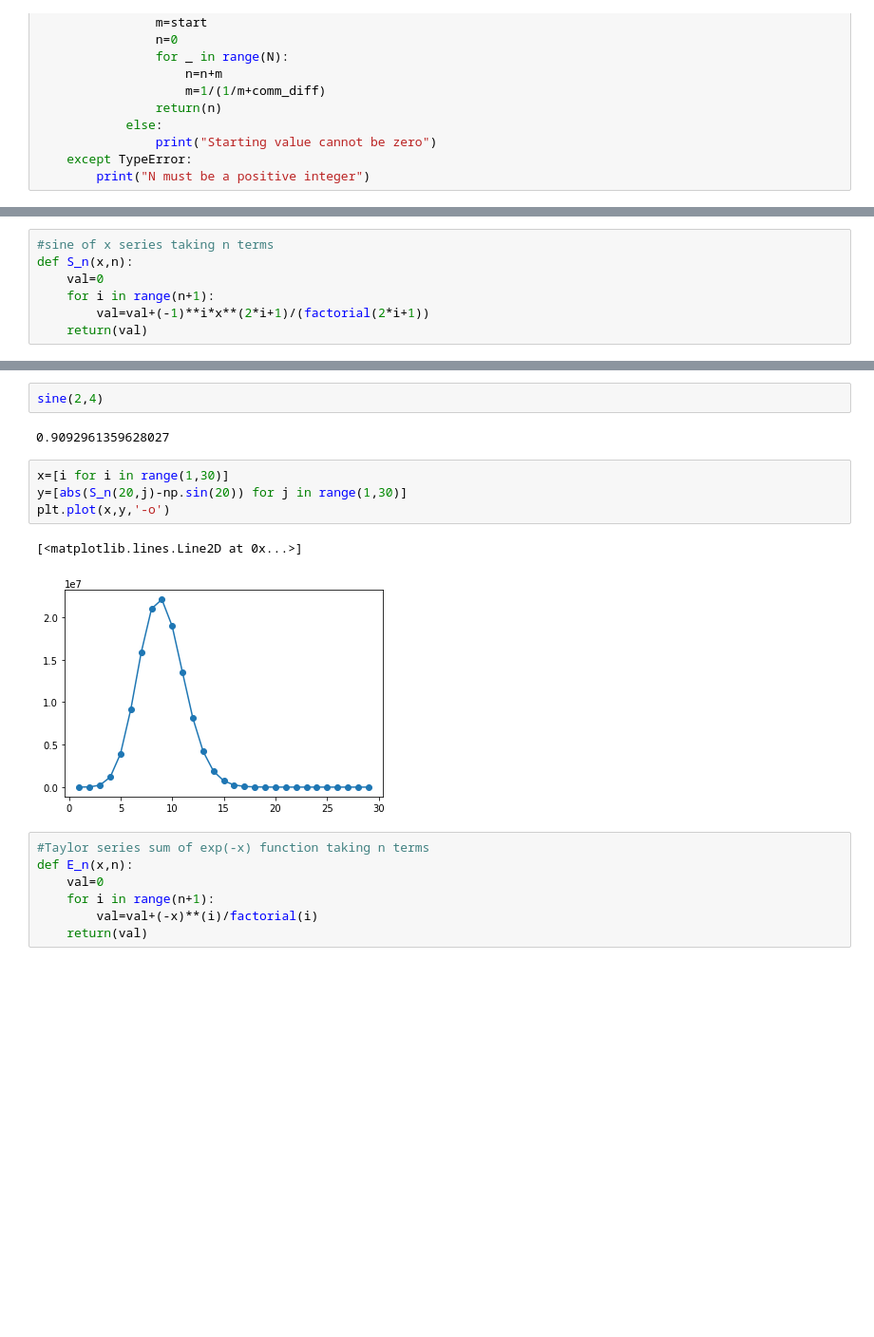
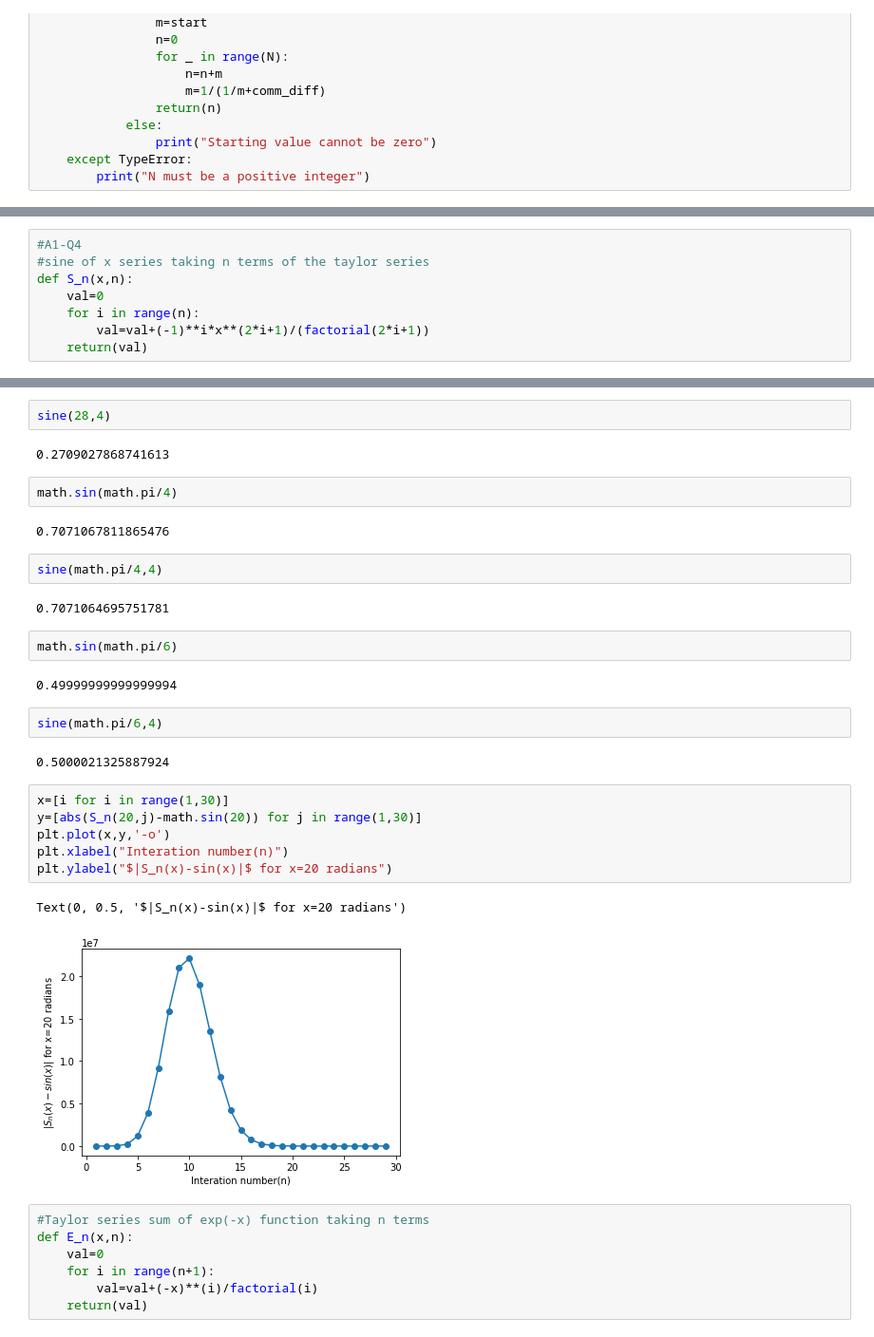
Before and after one commit to sudipniser/P346-Assignment-1, a Jupyter notebook: Assignment 1.ipynb, the cells around one changed output, grey strips where cells are left out. Shown: that part at 95% size. Saved outputs shown, nothing was run; the diff lists cells and outputs as text; blank space fills up the shorter version.

```diff
--- a/Assignment 1.ipynb
+++ b/Assignment 1.ipynb
@@ -97,8 +186,9 @@ import numpy as np
 # %%
-#sine of x series taking n terms
+#A1-Q4
+#sine of x series taking n terms of the taylor series
 def S_n(x,n):
     val=0
-    for i in range(n+1):
+    for i in range(n):
         val=val+(-1)**i*x**(2*i+1)/(factorial(2*i+1))
     return(val)
 # %%
@@ -117,14 +208,32 @@ np.sin(2)
 # %%
-sine(2,4)
+sine(28,4)
 # %% [output]
-0.9092961359628027
+0.2709027868741613
+# %%
+math.sin(math.pi/4)
+# %% [output]
+0.7071067811865476
+# %%
+sine(math.pi/4,4)
+# %% [output]
+0.7071064695751781
+# %%
+math.sin(math.pi/6)
+# %% [output]
+0.49999999999999994
+# %%
+sine(math.pi/6,4)
+# %% [output]
+0.5000021325887924
 # %%
 x=[i for i in range(1,30)]
-y=[abs(S_n(20,j)-np.sin(20)) for j in range(1,30)]
+y=[abs(S_n(20,j)-math.sin(20)) for j in range(1,30)]
 plt.plot(x,y,'-o')
+plt.xlabel("Interation number(n)")
+plt.ylabel("$|S_n(x)-sin(x)|$ for x=20 radians")
 # %% [output]
-[<matplotlib.lines.Line2D at 0x...>]
+Text(0, 0.5, '$|S_n(x)-sin(x)|$ for x=20 radians')
-[figure, old version]
+[figure, new version]
 # %%
 #Taylor series sum of exp(-x) function taking n terms
 def E_n(x,n):
```
Also changed, not shown: parts of 42 cells of this notebook.
